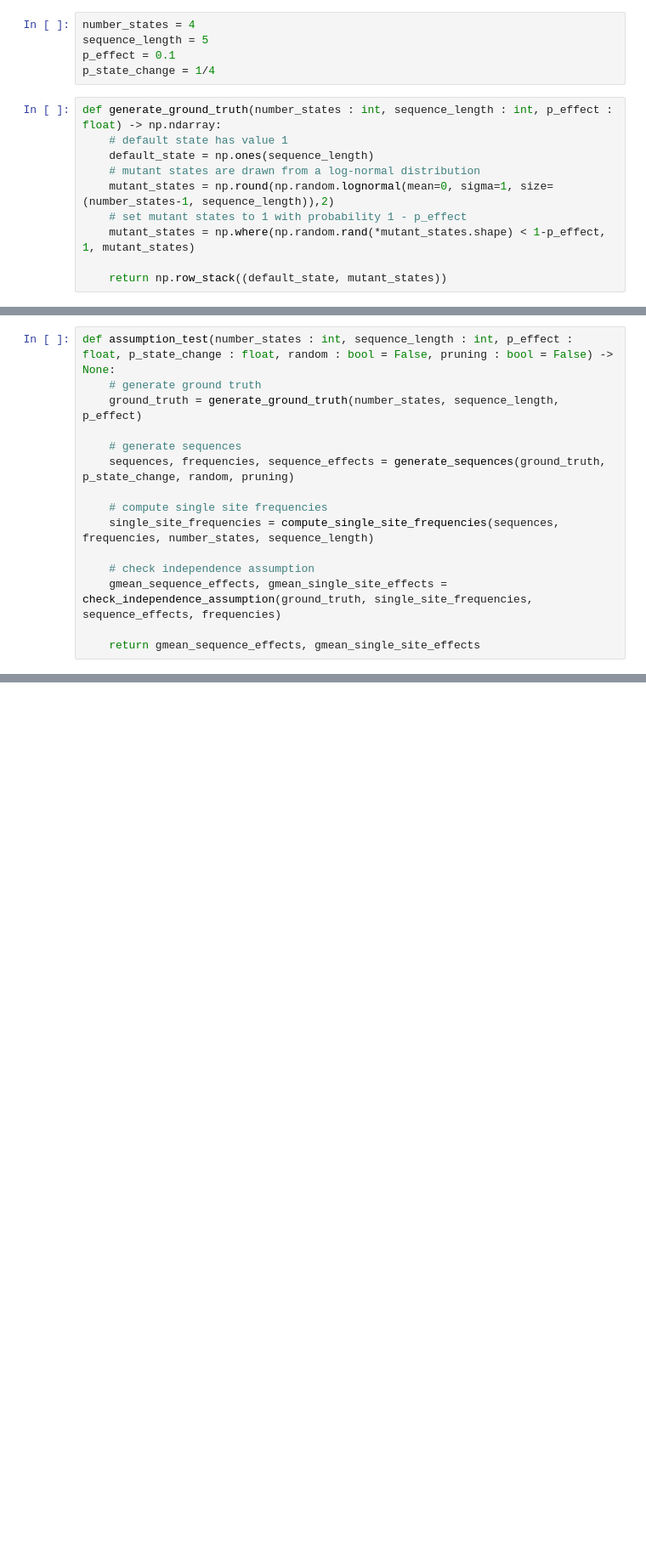
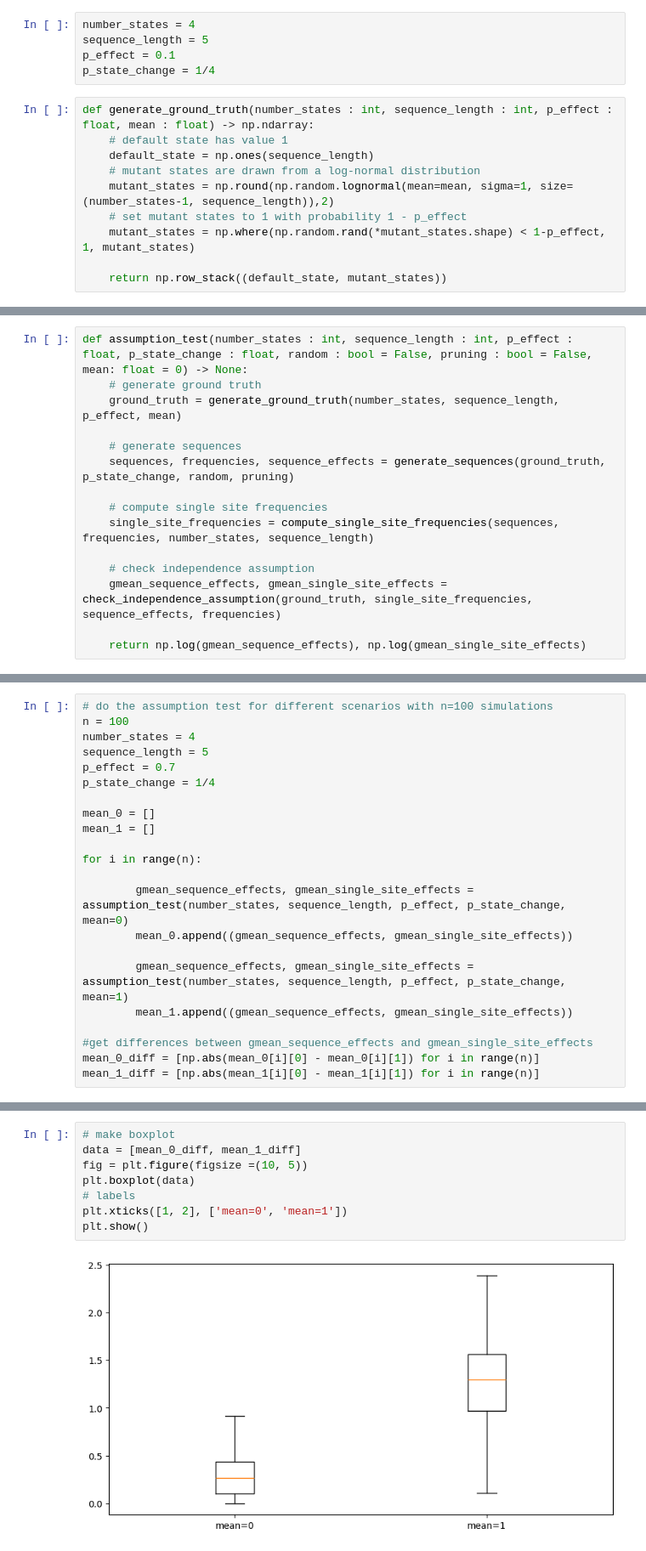
Before and after one commit to JoshuaGensel/dmMIME_correction, a Jupyter notebook: src/assumption_testing.ipynb, the cells around one changed output, grey strips where cells are left out. Shown at 85% size. Drawn from its saved outputs; the diff is of its cells as text; blank space fills up the shorter version.

```diff
--- a/src/assumption_testing.ipynb
+++ b/src/assumption_testing.ipynb
@@ -25,11 +25,11 @@ sequence_length = 5
 p_effect = 0.1
 p_state_change = 1/4
 # %%
-def generate_ground_truth(number_states : int, sequence_length : int, p_effect : float) -> np.ndarray:
+def generate_ground_truth(number_states : int, sequence_length : int, p_effect : float, mean : float) -> np.ndarray:
     # default state has value 1
     default_state = np.ones(sequence_length)
     # mutant states are drawn from a log-normal distribution
-    mutant_states = np.round(np.random.lognormal(mean=0, sigma=1, size=(number_states-1, sequence_length)),2)
+    mutant_states = np.round(np.random.lognormal(mean=mean, sigma=1, size=(number_states-1, sequence_length)),2)
     # set mutant states to 1 with probability 1 - p_effect
     mutant_states = np.where(np.random.rand(*mutant_states.shape) < 1-p_effect, 1, mutant_states)
 
@@ -93,7 +85,7 @@ single_site_frequencies:  [[0.25449625 0.25575672 0.2457438  0.24942524 0.252401
 # %%
-def assumption_test(number_states : int, sequence_length : int, p_effect : float, p_state_change : float, random : bool = False, pruning : bool = False) -> None:
+def assumption_test(number_states : int, sequence_length : int, p_effect : float, p_state_change : float, random : bool = False, pruning : bool = False, mean: float = 0) -> None:
     # generate ground truth
-    ground_truth = generate_ground_truth(number_states, sequence_length, p_effect)
+    ground_truth = generate_ground_truth(number_states, sequence_length, p_effect, mean)
 
     # generate sequences
     sequences, frequencies, sequence_effects = generate_sequences(ground_truth, p_state_change, random, pruning)
@@ -104,4 +96,4 @@ def assumption_test(number_states : int, sequence_length : int, p_effect : float
     # check independence assumption
     gmean_sequence_effects, gmean_single_site_effects = check_independence_assumption(ground_truth, single_site_frequencies, sequence_effects, frequencies)
 
-    return gmean_sequence_effects, gmean_single_site_effects
+    return np.log(gmean_sequence_effects), np.log(gmean_single_site_effects)
@@ -111,0 +166,22 @@ gmean sequence effects is equal to product of gmean single site effects:  False
+# %%
+# do the assumption test for different scenarios with n=100 simulations
+n = 100
+number_states = 4
+sequence_length = 5
+p_effect = 0.7
+p_state_change = 1/4
+
+mean_0 = []
+mean_1 = []
+
+for i in range(n):
+
+        gmean_sequence_effects, gmean_single_site_effects = assumption_test(number_states, sequence_length, p_effect, p_state_change, mean=0)
+        mean_0.append((gmean_sequence_effects, gmean_single_site_effects))
+
+        gmean_sequence_effects, gmean_single_site_effects = assumption_test(number_states, sequence_length, p_effect, p_state_change, mean=1)
+        mean_1.append((gmean_sequence_effects, gmean_single_site_effects))
+
+#get differences between gmean_sequence_effects and gmean_single_site_effects
+mean_0_diff = [np.abs(mean_0[i][0] - mean_0[i][1]) for i in range(n)]
+mean_1_diff = [np.abs(mean_1[i][0] - mean_1[i][1]) for i in range(n)]
@@ -111,0 +206,10 @@ gmean sequence effects is equal to product of gmean single site effects:  False
+# %%
+# make boxplot
+data = [mean_0_diff, mean_1_diff]
+fig = plt.figure(figsize =(10, 5))
+plt.boxplot(data)
+# labels
+plt.xticks([1, 2], ['mean=0', 'mean=1'])
+plt.show()
+# %% [output]
+[figure, added]
```
Also changed, not shown: parts of 8 cells of this notebook.
